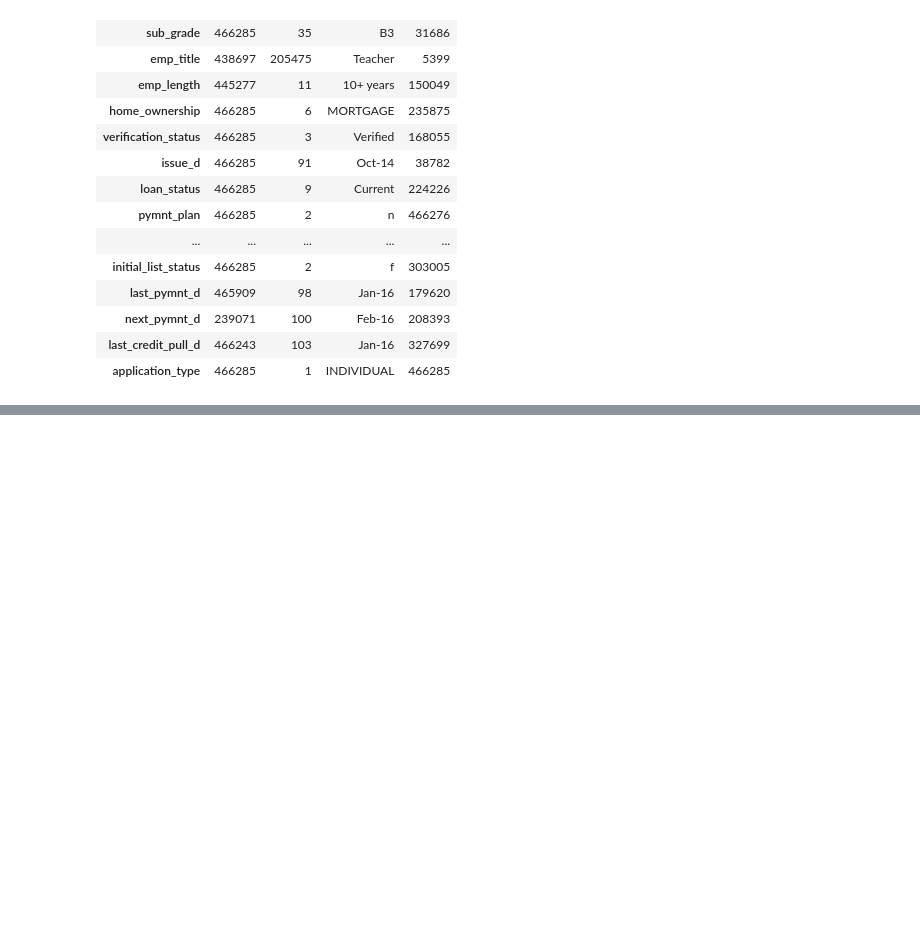
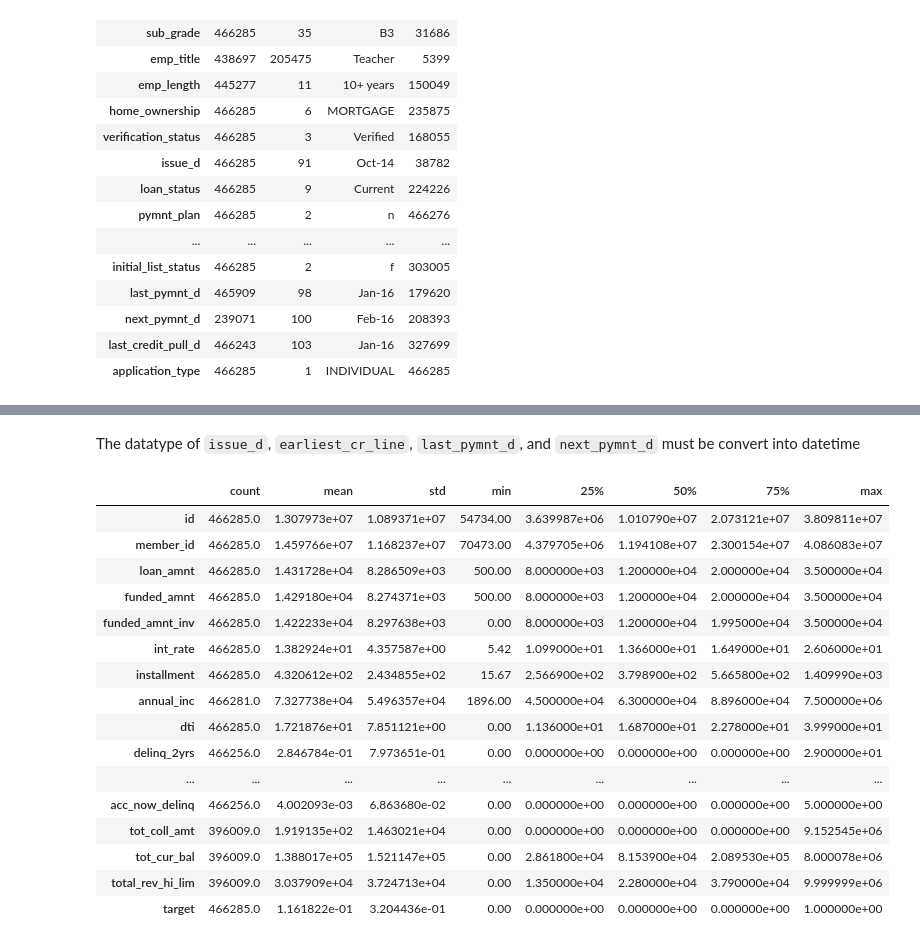
Before and after one commit to Reysadena/Credit-Risk-Analysis-and-Prediction, a Jupyter notebook: Credit_Risk_Analysis.ipynb, the cells around one changed output, grey strips where cells are left out. Cells and saved outputs as stored; diff of their text form; code cells hidden in the pictures; blank space fills up the shorter version.

```diff
--- a/Credit_Risk_Analysis.ipynb
+++ b/Credit_Risk_Analysis.ipynb
@@ -144,0 +179,10 @@ df[cats].describe().T
+# %%
+#check dimention before drop
+print('The dataset before dropping has %d rows dan %d columns.' % df.shape)
+
+#drop unnescessary columns
+df = df.dropna(axis=1, how='all')
+df = df.drop(columns=['policy_code','emp_title','url','desc','title','zip_code','addr_state','application_type'], axis=1)
+
+#check dimention after drop
+print('The dataset after dropping has %d rows dan %d columns.' % df.shape)
@@ -144,0 +194,3 @@ df[cats].describe().T
+# %%
+df1 = df.copy()
+df1.info()
@@ -144,0 +215,2 @@ df[cats].describe().T
+# %% [markdown]
+The datatype of `issue_d`, `earliest_cr_line`, `last_pymnt_d`, and `next_pymnt_d` must be convert into datetime
@@ -144,0 +223,30 @@ df[cats].describe().T
+# %%
+#grouping data
+
+cats1 = []
+nums1 = []
+for col in df1.columns:
+    if df1[col].dtype == 'object':
+        cats1.append(col)
+    else:
+        nums1.append(col)
+# %%
+df1[nums1].describe().T
+# %% [output]
+|  | count | mean | std | min | 25% | 50% | 75% | max |
+| id | 466285.0 | 1.307973e+07 | 1.089371e+07 | 54734.00 | 3.639987e+06 | 1.010790e+07 | 2.073121e+07 | 3.809811e+07 |
+| member_id | 466285.0 | 1.459766e+07 | 1.168237e+07 | 70473.00 | 4.379705e+06 | 1.194108e+07 | 2.300154e+07 | 4.086083e+07 |
+| loan_amnt | 466285.0 | 1.431728e+04 | 8.286509e+03 | 500.00 | 8.000000e+03 | 1.200000e+04 | 2.000000e+04 | 3.500000e+04 |
+| funded_amnt | 466285.0 | 1.429180e+04 | 8.274371e+03 | 500.00 | 8.000000e+03 | 1.200000e+04 | 2.000000e+04 | 3.500000e+04 |
+| funded_amnt_inv | 466285.0 | 1.422233e+04 | 8.297638e+03 | 0.00 | 8.000000e+03 | 1.200000e+04 | 1.995000e+04 | 3.500000e+04 |
+| int_rate | 466285.0 | 1.382924e+01 | 4.357587e+00 | 5.42 | 1.099000e+01 | 1.366000e+01 | 1.649000e+01 | 2.606000e+01 |
+| installment | 466285.0 | 4.320612e+02 | 2.434855e+02 | 15.67 | 2.566900e+02 | 3.798900e+02 | 5.665800e+02 | 1.409990e+03 |
+| annual_inc | 466281.0 | 7.327738e+04 | 5.496357e+04 | 1896.00 | 4.500000e+04 | 6.300000e+04 | 8.896000e+04 | 7.500000e+06 |
+| dti | 466285.0 | 1.721876e+01 | 7.851121e+00 | 0.00 | 1.136000e+01 | 1.687000e+01 | 2.278000e+01 | 3.999000e+01 |
+| delinq_2yrs | 466256.0 | 2.846784e-01 | 7.973651e-01 | 0.00 | 0.000000e+00 | 0.000000e+00 | 0.000000e+00 | 2.900000e+01 |
+| ... | ... | ... | ... | ... | ... | ... | ... | ... |
+| acc_now_delinq | 466256.0 | 4.002093e-03 | 6.863680e-02 | 0.00 | 0.000000e+00 | 0.000000e+00 | 0.000000e+00 | 5.000000e+00 |
+| tot_coll_amt | 396009.0 | 1.919135e+02 | 1.463021e+04 | 0.00 | 0.000000e+00 | 0.000000e+00 | 0.000000e+00 | 9.152545e+06 |
+| tot_cur_bal | 396009.0 | 1.388017e+05 | 1.521147e+05 | 0.00 | 2.861800e+04 | 8.153900e+04 | 2.089530e+05 | 8.000078e+06 |
+| total_rev_hi_lim | 396009.0 | 3.037909e+04 | 3.724713e+04 | 0.00 | 1.350000e+04 | 2.280000e+04 | 3.790000e+04 | 9.999999e+06 |
+| target | 466285.0 | 1.161822e-01 | 3.204436e-01 | 0.00 | 0.000000e+00 | 0.000000e+00 | 0.000000e+00 | 1.000000e+00 |
```
Also changed, not shown: parts of 26 cells of this notebook.
